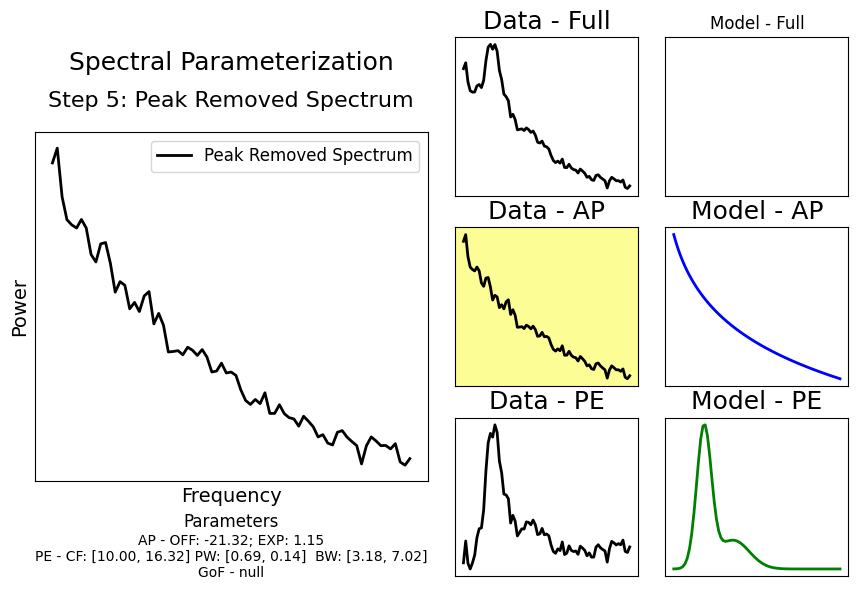
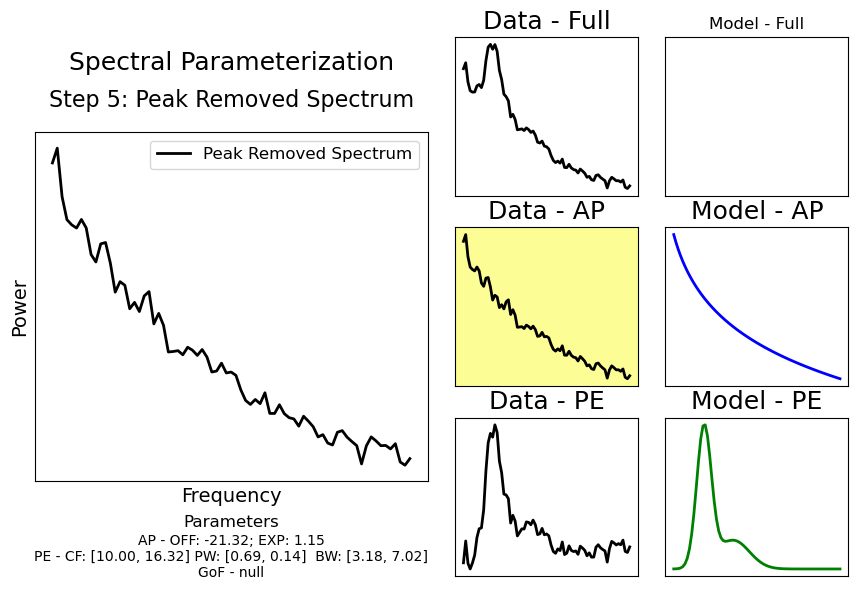
The change to this notebook cell's code, shown as a diff; its figure went from the first image to the second:
--- before
+++ after
@@ -1,5 +1,5 @@
 fig, axes = make_axes()
 
-plot_spectra(fm.data.freqs, fm.get_data('aperiodic'), 
+plot_spectra(fm.data.freqs, fm.data.get_data('aperiodic'), 
              ax=axes['main'], color=PLT_COLORS['data'], label='Peak Removed Spectrum')
 
@@ -9,5 +9,5 @@
 plot_spectra(fm.data.freqs, fm.results.model.get_component('peak'), ax=axes['model_pe'],
              color=PLT_COLORS['periodic'], **labels)
-plot_spectra(fm.data.freqs, fm.get_data('aperiodic'), ax=axes['data_ap'],
+plot_spectra(fm.data.freqs, fm.data.get_data('aperiodic'), ax=axes['data_ap'],
              color=PLT_COLORS['data'], **labels)
 axes['data_ap'].set_facecolor(face_color)

Commit: update viz for udpated specparam